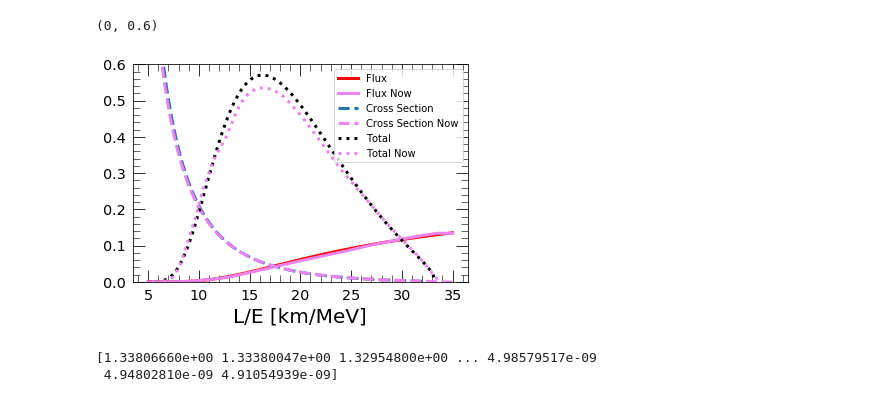
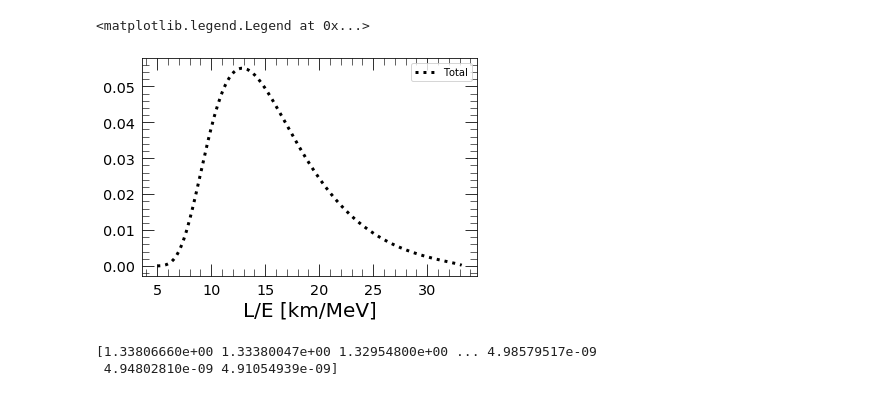
Before and after one commit to Jinnan-Zhang/CodeEx, a Jupyter notebook: PythonTest/plots/pltOfficial/Oscillation.ipynb, the cells around one changed output. Cells and saved outputs as stored; diff of their text form; code cells hidden in the pictures.

Commit message:
units

```diff
--- a/PythonTest/plots/pltOfficial/Oscillation.ipynb
+++ b/PythonTest/plots/pltOfficial/Oscillation.ipynb
@@ -4,13 +4,13 @@ import matplotlib.pyplot as plt
 plt.style.use("../Contour/Style/Paper.mplstyle")
 
 BaseLine = 60 #km
-def PhiEnu(L_over_E):
-    E = BaseLine / L_over_E
+def PhiEnu(E):
+    # E = BaseLine / L_over_E
     phi = 0.58*np.exp(0.87-0.16*E-0.091*E**2) + 0.30*np.exp(0.896-0.239*E-0.0981*E**2) + 0.07*np.exp(0.976-0.162*E-0.0790*E**2) +  0.05*np.exp(0.793 - 0.08*E - 0.1085*E**2)
     return phi
 
-def Xsec(L_over_E):
-    Enu = BaseLine / L_over_E
+def Xsec(Enu):
+    # Enu = BaseLine / L_over_E
     DeltaMnp = 939.56542052-938.27208816
     Me = 0.51099895
     Ee = Enu-DeltaMnp
@@ -33,44 +33,44 @@ from scipy import interpolate
 funcFlux = interpolate.interp1d(Enu_data,Flux_data,kind='slinear')
 def GetFluxNow(L_over_E):
     Enu = BaseLine / L_over_E
     return funcFlux(Enu)
 IBDXsec_StrumiaVissani = ff_input.Get("IBDXsec_StrumiaVissani")
 Xsec_data = Enu_data.copy()
 i = 0
 for E in Enu_data:
     Xsec_data[i] = IBDXsec_StrumiaVissani.Eval(E)*1e42
     i += 1
 funcXsec = interpolate.interp1d(Enu_data,Xsec_data,kind='slinear')
 def GetXsecNow(L_over_E):
     Enu = BaseLine / L_over_E
     return funcXsec(Enu)
 
 def Pe2e(L_over_E):
     sinsq213=0.1
     sinsq12=0.32
     dmsq21=7.6e-5
     dmsq32=2.4e-3
-    P21 =
+    P21 = 0
 
 def No_Oscillation(L_over_E):
-    return PhiEnu(L_over_E)*Xsec(L_over_E)
+    E= BaseLine/L_over_E
+    return PhiEnu(E)*Xsec(E)*(BaseLine/L_over_E**2) #units from MeV^-1 to (km/MeV)^-2
 
 
 fig,ax=plt.subplots()
 L_over_E = np.linspace(5,35,200)
-plt.plot(L_over_E,0.1*PhiEnu(L_over_E),label="Flux",color='red')
-plt.plot(L_over_E,0.1*GetFluxNow(L_over_E),label="Flux Now",color='violet')
-plt.plot(L_over_E,0.1*Xsec(L_over_E),label="Cross Section",linestyle='--')
-plt.plot(L_over_E,0.1*GetXsecNow(L_over_E),label="Cross Section Now",color='violet', linestyle='--')
-plt.plot(L_over_E,3*Xsec(L_over_E)*PhiEnu(L_over_E),label="Total",linestyle=':',color='black')
-plt.plot(L_over_E,3*GetXsecNow(L_over_E)*GetFluxNow(L_over_E),label="Total Now",linestyle=':',color='violet')
+# plt.plot(L_over_E,PhiEnu(L_over_E),label="Flux",color='red')
+# plt.plot(L_over_E,0.1*GetFluxNow(L_over_E),label="Flux Now",color='violet')
+# plt.plot(L_over_E,Xsec(L_over_E),label="Cross Section",linestyle='--')
+# plt.plot(L_over_E,0.1*GetXsecNow(L_over_E),label="Cross Section Now",color='violet', linestyle='--')
+plt.plot(L_over_E,No_Oscillation(L_over_E),label="Total",linestyle=':',color='black')
 ax.set_xlabel("L/E [km/MeV]")
 # ax.set_ylabel("$\\times 10^{-42} [cm^{2}]$")
 plt.legend(loc="best")
-plt.ylim(0,0.6)
+# plt.ylim(0,2)
 # %% [output]
-(0, 0.6)
+<matplotlib.legend.Legend at 0x...>
-[figure, old version]
+[figure, new version]
 # %%
 # %% [output]
 [1.33806660e+00 1.33380047e+00 1.32954800e+00 ... 4.98579517e-09
```
